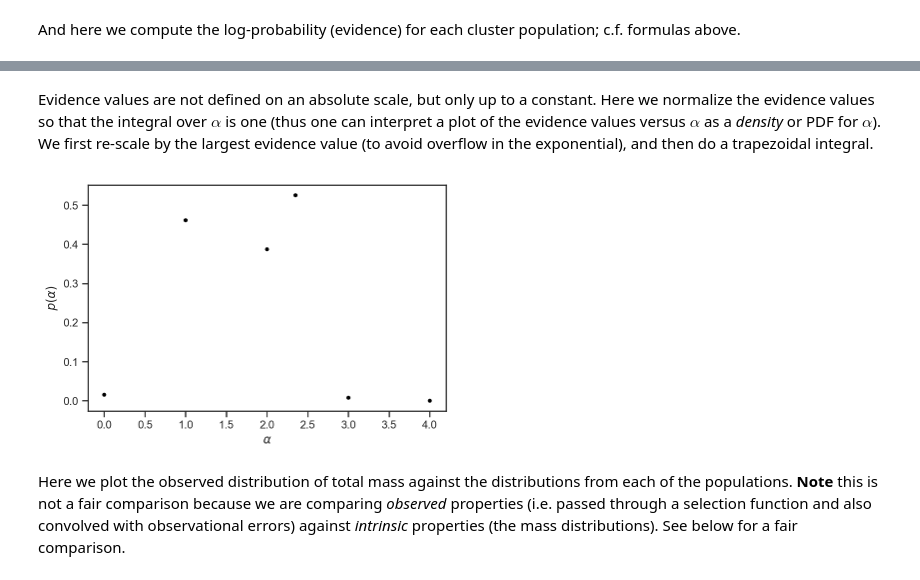
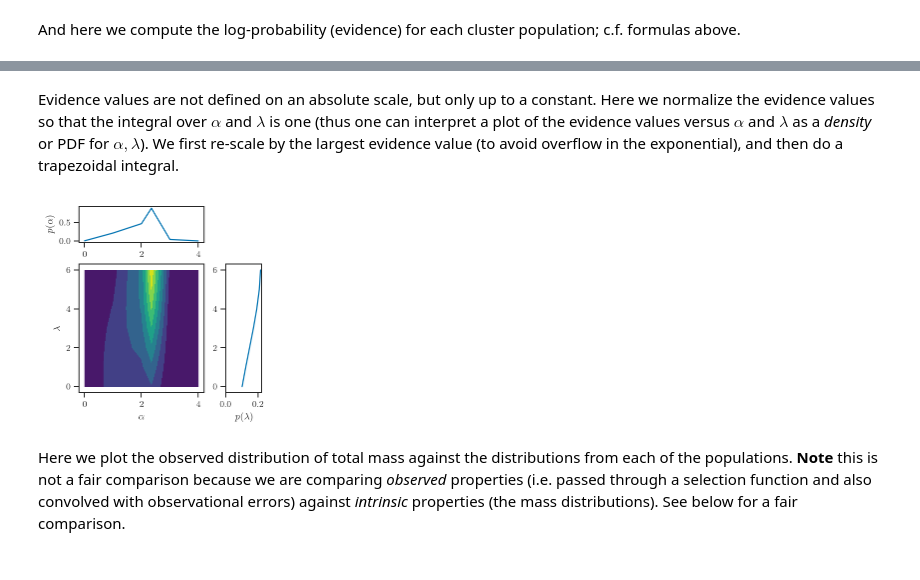
Before and after one commit to farr/ClusterBHGW, a Jupyter notebook: Populations.ipynb, the cells around one changed output, grey strips where cells are left out. Drawn from its saved outputs; the diff is of its cells as text; code cells hidden in the pictures.

```diff
--- a/Populations.ipynb
+++ b/Populations.ipynb
@@ -210,3 +212,5 @@ lam = 0
+# %%
+lams = [0, 1, 2, 3, 4, 5, 6]
 # %% [markdown]
 The computation of the average detectability is a bit tricky.  We follow [Farr (2019, in prep)](https://github.com/farr/SelectionAccuracy) and draw a sample of detected systems according to a simple distribution, $p_\mathrm{draw}$; then by the basic rules of Monte-Carlo integration the denominator in the likelihood is given by
 $$
@@ -316,3 +339,3 @@ for k, c in tqdm_notebook(clusters.items()):
 # %% [markdown]
-Evidence values are not defined on an absolute scale, but only up to a constant.  Here we normalize the evidence values so that the integral over $\alpha$ is one (thus one can interpret a plot of the evidence values versus $\alpha$ as a *density* or PDF for $\alpha$).  We first re-scale by the largest evidence value (to avoid overflow in the exponential), and then do a trapezoidal integral.
+Evidence values are not defined on an absolute scale, but only up to a constant.  Here we normalize the evidence values so that the integral over $\alpha$ and $\lambda$ is one (thus one can interpret a plot of the evidence values versus $\alpha$ and $\lambda$ as a *density* or PDF for $\alpha, \lambda$).  We first re-scale by the largest evidence value (to avoid overflow in the exponential), and then do a trapezoidal integral.
 # %%
@@ -326,13 +347,53 @@ for k in logevs.keys():
-# %%
-plot(list(logevs.keys()), exp(list(logevs.values())), '.k')
-
-xlabel(r'$\alpha$')
-ylabel(r'$p\left( \alpha \right)$')
-
-tight_layout()
-savefig('alpha.pdf')
-# %% [output]
-[figure, removed]
+# %%
+al = []
+la = []
+ev = []
+for a in clusters.keys():
+    for l in lams:
+        al.append(a)
+        la.append(l)
+        ev.append(logevs[(a,l)])
+al = array(al).reshape((len(clusters), len(lams)))
+la = array(la).reshape((len(clusters), len(lams)))
+ev = array(ev).reshape((len(clusters), len(lams)))
+
+Ztot = trapz(trapz(exp(ev), la, axis=1), al[:,0])
+ev = ev - log(Ztot)
+for k in logevs.keys():
+    logevs[k] = logevs[k] - log(Ztot)
+# %%
+colwidth_pt = 242.26653
+pt_per_inch = 72.0
+colwidth = colwidth_pt / pt_per_inch
+
+with sns.plotting_context('paper'):
+    orig_tex = plt.rcParams['text.usetex']
+    plt.rcParams['text.usetex'] = True
+    try:
+        f, ax = plt.subplots(figsize=(colwidth,colwidth))
+
+        ax.contourf(al, la, exp(ev), cmap='viridis')
+        ax.set_xlabel(r'$\alpha$')
+        ax.set_ylabel(r'$\lambda$')
+
+        gs = make_axes_locatable(ax)
+
+        alpha_pdf = gs.append_axes('top', 0.5, pad = 0.3, sharex=ax)
+        lambda_pdf = gs.append_axes('right', 0.5, pad = 0.3, sharey=ax)
+
+        alpha_pdf.plot(al[:,0], trapz(exp(ev), la, axis=1))
+        alpha_pdf.set_ylabel(r'$p(\alpha)$')
+
+        lambda_pdf.plot(trapz(exp(ev), al[:,0], axis=0), la[0,:])
+        lambda_pdf.set_xlabel(r'$p(\lambda)$')
+        lambda_pdf.set_xlim((0, None))
+
+        tight_layout()
+        savefig('alpha-lambda.pdf')
+    finally:
+        plt.rcParams['text.usetex'] = orig_tex
+# %% [output]
+[figure, added]
 # %% [markdown]
 Here we plot the observed distribution of total mass against the distributions from each of the populations.  **Note** this is not a fair comparison because we are comparing *observed* properties (i.e. passed through a selection function and also convolved with observational errors) against *intrinsic* properties (the mass distributions).  See below for a fair comparison.
 # %%
```
Also changed, not shown: parts of 11 cells of this notebook, 3 other files.
